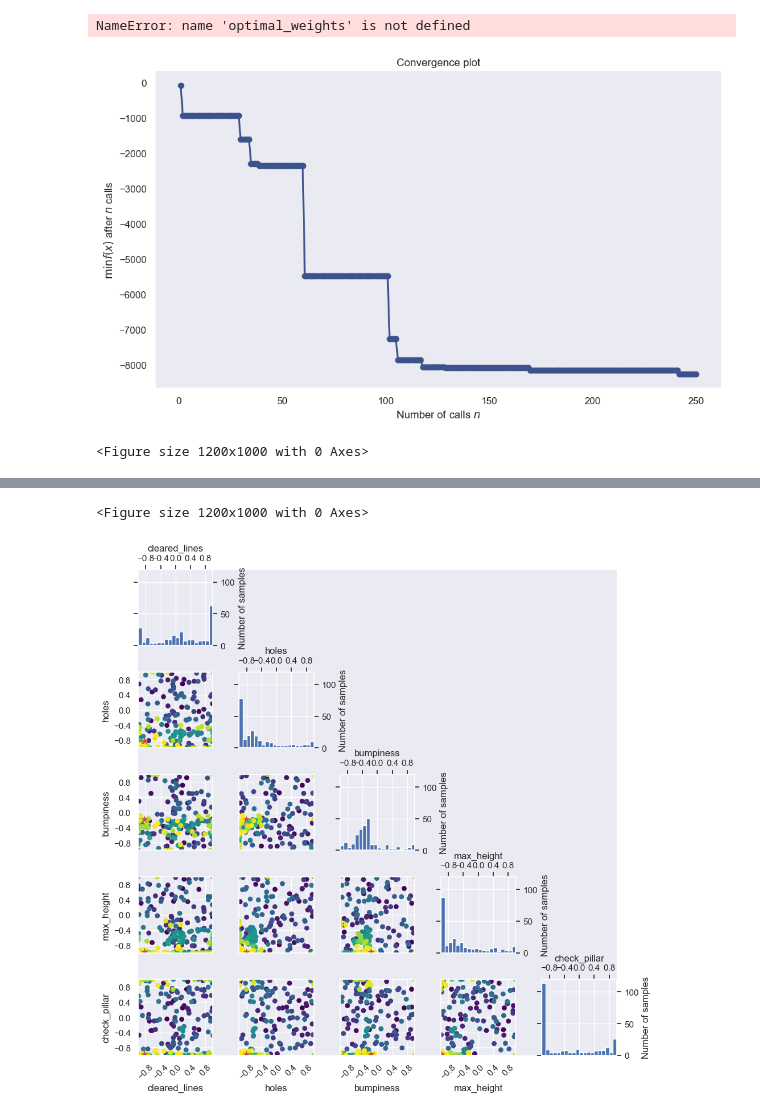
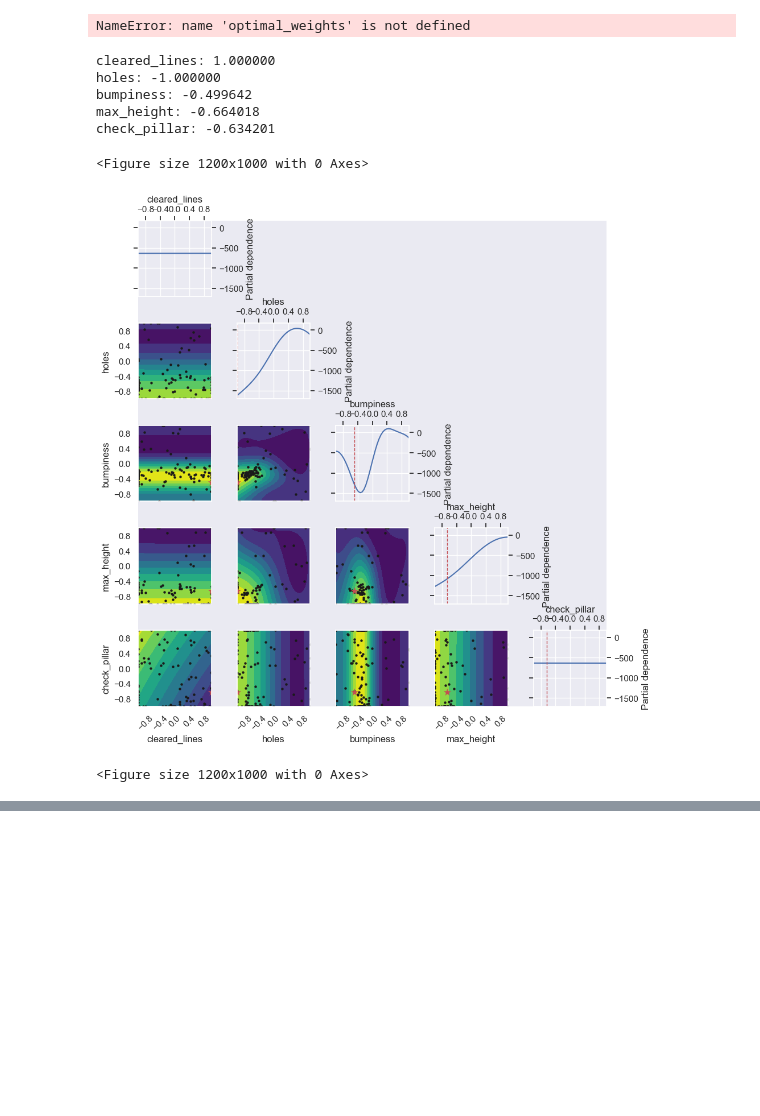
Before and after one commit to ChrAN103/Baysian_Optimization, a Jupyter notebook: tetris/BO.ipynb, the cells around one changed output, grey strips where cells are left out. Saved outputs shown, nothing was run; the diff lists cells and outputs as text; code cells hidden in the pictures; blank space fills up the shorter version.

```diff
--- a/tetris/BO.ipynb
+++ b/tetris/BO.ipynb
@@ -29,6 +21,6 @@ please provide us feedback at https://github.com/pandas-dev/pandas/issues/54466
 # %%
-max_steps = 250
-num_games = 1
+max_steps = 200
+num_games = 2
 # %%
 def play_game(env, agent):
     env.reset()
@@ -126,12 +131,13 @@ Extra trees took: 422.95s, 7.05 min
 # %%
 true_min = -(int(max_steps/10) * 1200) -20*max_steps
 
-plot = plot_convergence(("dummy_minimize", dummy_res),
-                        ("gp_minimize", gp_res),
-                        ("forest_minimize('rf')", rf_res),
-                        ("forest_minimize('et)", et_res))
-#                        true_minimum=true_min) #, yscale="log")
+plot = plot_convergence(("Random search", dummy_res)
+                        ,("Gaussian process", gp_res)
+                        ,("Random forest", rf_res)
+                        ,("Extra trees", et_res)
+                        )#,true_minimum=true_min) #, yscale="log")
 
-plot.legend(loc="best", prop={'size': 6}, numpoints=1)
-plt.savefig("results/convergence_comarison_between_models_no_min.png")
+plot.legend(loc="best", prop={'size': 10}, numpoints=1)
+plot.grid()
+plt.savefig("results/convergence_comarison_between_models_no_min.png",dpi = 300,bbox_inches='tight')
 # %% [output]
@@ -141,39 +147,53 @@ plt.savefig("results/convergence_comarison_between_models_no_min.png")
 # %% [output]
 NameError: name 'optimal_weights' is not defined
 # %%
-plt.figure(figsize=(10, 6))
-plot_convergence(gp_res[0])
-plt.tight_layout()
-plt.savefig("results/convergence.png")
+# plt.figure(figsize=(10, 6))
+# plot_convergence(best_res)
+# plt.tight_layout()
+# plt.savefig("results/convergence.png")
+
+best_res = min(gp_res,key=lambda r:r.fun)
 
 # Plot and save objective function
 plt.figure(figsize=(12, 10))
-plot_objective(gp_res[0])
+plot_objective(best_res)
+plot.grid()
 plt.tight_layout()
 plt.savefig("results/objective.png")
 
 # Plot and save evaluations
 plt.figure(figsize=(12, 10))
-plot_evaluations(gp_res[0])
+plot_evaluations(best_res)
+plot.grid()
 plt.tight_layout()
 plt.savefig("results/evaluations.png")
 
 # Save detailed report
 with open("results/report.txt", "w") as f:
-    f.write(f"Number of evaluations: {len(gp_res[0].x_iters)}\n")
-    f.write(f"Best score: {-gp_res[0].fun:.6f}\n")
+    f.write(f"Number of evaluations: {len(best_res.x_iters)}\n")
+    f.write(f"Best score: {-best_res.fun:.6f}\n")
     f.write("Optimal weights:\n")
-    for name, value in zip([dim.name for dim in space], gp_res[0].x):
+    for name, value in zip([dim.name for dim in space], best_res.x):
         f.write(f"{name}: {value:.6f}\n")
     f.write("\nAll evaluations:\n")
-    for i, (x, y) in enumerate(zip(gp_res[0].x_iters, gp_res[0].func_vals)):
+    for i, (x, y) in enumerate(zip(best_res.x_iters, best_res.func_vals)):
         f.write(f"Iteration {i+1}: score={-y:.6f}, params={x}\n")
 
 eval_df = pd.DataFrame(
-    [list(x) + [-y] for x, y in zip(gp_res[0].x_iters, gp_res[0].func_vals)],
+    [list(x) + [-y] for x, y in zip(best_res.x_iters, best_res.func_vals)],
     columns=[dim.name for dim in space] + ["reward"],
 )
 eval_df.to_csv("results/evaluations.csv", index=False)
+
+optimal_weights = [best_res.x[i] for i in range(len(space))]
+for name, value in zip([dim.name for dim in space], optimal_weights):
+    print(f"{name}: {value:.6f}")
 # %% [output]
+cleared_lines: 1.000000
+holes: -1.000000
+bumpiness: -0.499642
+max_height: -0.664018
+check_pillar: -0.634201
+<Figure size 1200x1000 with 0 Axes>
-[figure, old version]
+[figure, new version]
-<Figure size 1200x1000 with 0 Axes>
+<Figure size 1200x1000 with 0 Axes>
@@ -181,2 +200,0 @@ eval_df.to_csv("results/evaluations.csv", index=False)
-<Figure size 1200x1000 with 0 Axes>
-[figure, removed]
```
Also changed, not shown: parts of 7 cells of this notebook, 7 other files.
